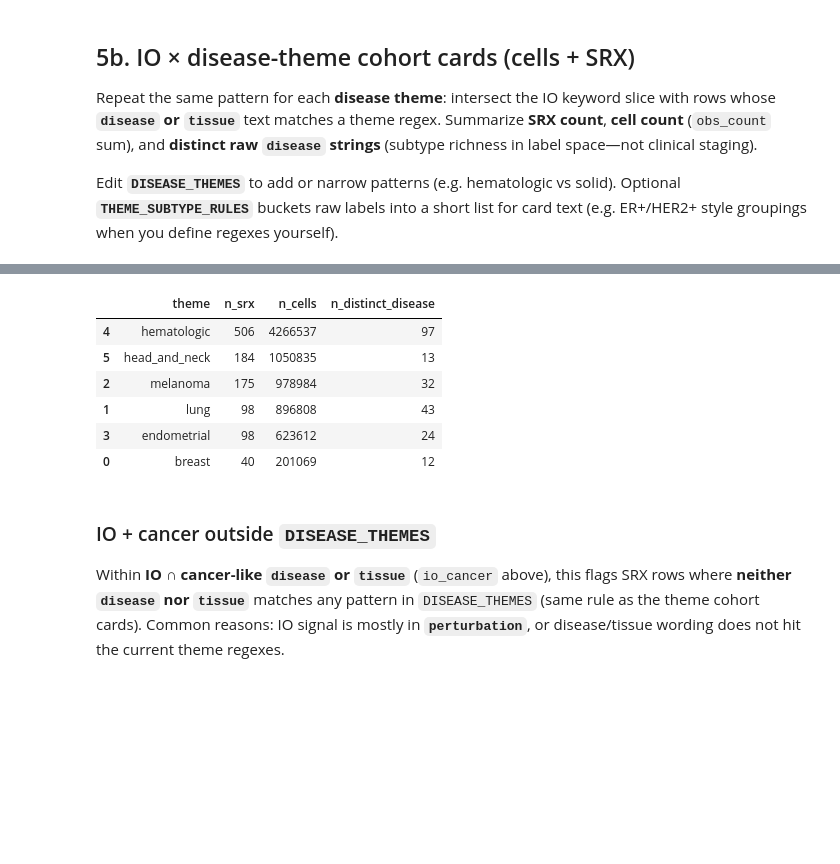
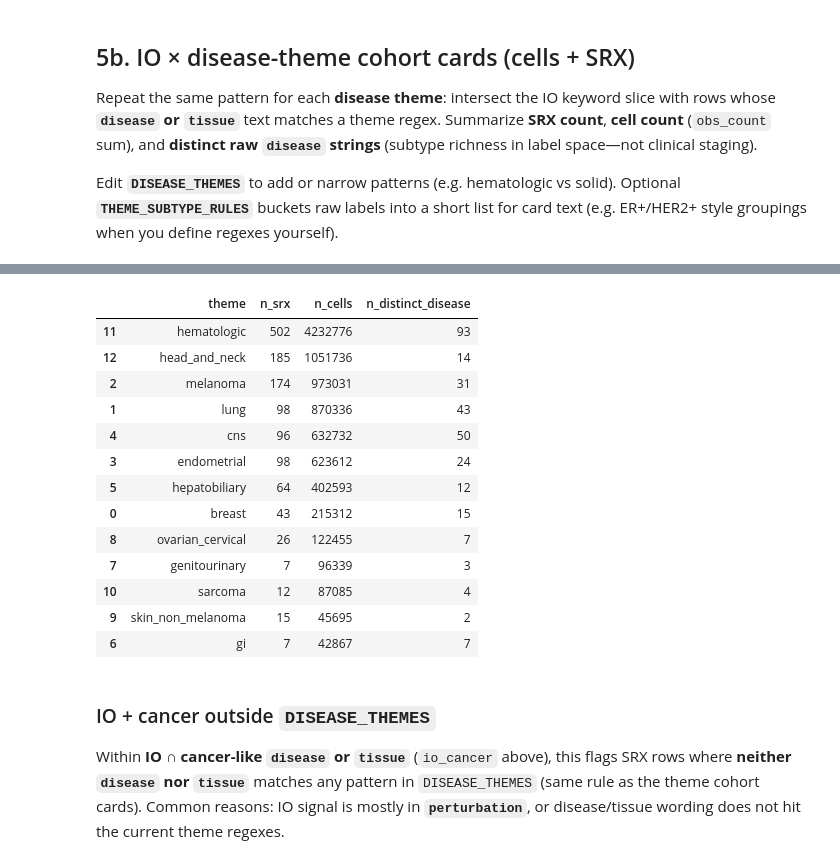
Before and after one commit to otodreas/scBaseCount_Pipeline, a Jupyter notebook: metadata_analysis/v1/scbasecount_homo_sapiens_metadata.ipynb, the cells around one changed output, grey strips where cells are left out. Cells and saved outputs as stored; diff of their text form; code cells hidden in the pictures; blank space fills up the shorter version.

Commit message:
update bibliography, move to v2 metadata analysis (lung only)

```diff
--- a/metadata_analysis/scbasecount_homo_sapiens_metadata.ipynb
+++ b/metadata_analysis/v1/scbasecount_homo_sapiens_metadata.ipynb
@@ -470,24 +505,87 @@ Edit **`DISEASE_THEMES`** to add or narrow patterns (e.g. hematologic vs solid).
 # %%
 DISEASE_THEMES: dict[str, re.Pattern[str]] = {
     "breast": re.compile(
-        r"breast|mammary|DCIS|ductal carcinoma|lobular|HER2|triple[- ]negative|ER\+|PR\+",
+        r"breast|mammary|DCIS|ductal carcinoma|invasive ductal|invasive lobular|lobular"
+        r"|HER2|triple[- ]negative|ER[+-]|PR[+-]"
+        r"|inflammatory breast|Paget.s disease"
+        r"|BRCA",
         re.I,
     ),
     "lung": re.compile(
-        r"\blung\b|pulmonary|NSCLC|SCLC|adenocarcinoma of the lung|mesothelioma|pleura",
+        r"\blung\b|pulmonary|NSCLC|SCLC|adenocarcinoma of the lung|mesothelioma|pleura"
+        r"|squamous cell carcinoma of the lung|large[- ]cell|bronch"
+        r"|EGFR|(?<!\w)ALK(?!\w)|ROS1"
+        r"|thymoma|thymic",
         re.I,
     ),
-    "melanoma": re.compile(r"melanoma", re.I),
+    "melanoma": re.compile(
+        r"melanoma|cutaneous melanoma|uveal melanoma|mucosal melanoma|\bBRAF\b",
+        re.I,
+    ),
     "endometrial": re.compile(
-        r"endometrial|endometrium|\buterine\b|uterus|corpus\s+uteri|endometrioid",
+        r"endometrial|endometrium|\buterine\b|uterus|corpus\s+uteri|endometrioid"
+        r"|\bserous carcinoma\b|\bclear[- ]cell\b",
+        re.I,
+    ),
+    "cns": re.compile(
+        r"glioblastoma|glioma|astrocytoma|oligodendroglioma|ependymoma|medulloblastoma"
+        r"|pineoblastoma|CNS lymphoma|primary CNS"
+        r"|\bCNS\b|intracranial|brain metastases|brain metastasis|brain tumor|brain tumour"
+        r"|spinal cord tumor|spinal cord tumour|cerebellar tumor|pituitary adenoma",
+        re.I,
+    ),
+    "hepatobiliary": re.compile(
+        r"hepatocellular|\bHCC\b|cholangiocarcinoma|cholangio|bile duct|biliary"
+        r"|gallbladder|intrahepatic|extrahepatic cholangio|liver cancer|hepatic cancer|primary liver",
+        re.I,
+    ),
+    "gi": re.compile(
+        r"colorectal|colon cancer|rectal cancer|rectal adenocarcinoma|\bCRC\b"
+        r"|gastric|stomach cancer|gastric adenocarcinoma"
+        r"|esophag|oesophag|pancreatic|pancreas cancer|pancreatic adenocarcinoma"
+        r"|small intestine|duodenal cancer|appendiceal|anal cancer|anal squamous",
+        re.I,
+    ),
+    "genitourinary": re.compile(
+        r"bladder|urothelial|transitional cell"
+        r"|renal cell|kidney cancer|\bRCC\b"
+        r"|prostate cancer|prostatic adenocarcinoma|prostate adenocarcinoma"
+        r"|ureter|urethral cancer|testicular|seminoma|embryonal carcinoma",
+        re.I,
+    ),
+    "ovarian_cervical": re.compile(
+        r"ovarian|ovary|fallopian|tubo-ovarian"
+        r"|cervical cancer|cervix cancer|cervical carcinoma|cervical squamous"
+        r"|vulvar|vulva|vaginal cancer|vaginal carcinoma"
+        r"|primary peritoneal|peritoneal serous",
+        re.I,
+    ),
+    "skin_non_melanoma": re.compile(
+        r"Merkel cell|basal cell carcinoma|cutaneous squamous"
+        r"|squamous cell carcinoma of the skin|non-melanoma skin",
+        re.I,
+    ),
+    "sarcoma": re.compile(
+        r"osteosarcoma|chondrosarcoma|ewing|ewing.s sarcoma|soft tissue sarcoma"
+        r"|rhabdomyosarcoma|synovial sarcoma|liposarcoma|leiomyosarcoma|angiosarcoma"
+        r"|undifferentiated sarcoma|\bsarcoma\b",
         re.I,
     ),
     "hematologic": re.compile(
-        r"leukemia|leukaemia|lymphoma|myeloma|myeloid|\bCML\b|\bAML\b|\bALL\b|\bCLL\b|DLBCL|multiple myeloma",
+        r"leukemia|leukaemia|lymphoma|myeloma|myeloid|\bCML\b|\bAML\b"
+        r"|\bCLL\b|DLBCL|multiple myeloma"
+        r"|lymphocytic|\bHodgkin\b|non[- ]Hodgkin"
+        r"|\bMDS\b|myelodysplastic|plasma cell"
+        r"|follicular lymphoma|mantle cell|Burkitt"
+        r"|T[- ]cell lymphoma|B[- ]cell lymphoma"
+        r"|\bblast\b",
         re.I,
     ),
     "head_and_neck": re.compile(
-        r"head and neck|HNSCC|oral cavity|oropharyn|laryngeal",
+        r"head and neck|HNSCC|oral cavity|oropharyn|nasopharyn|hypopharyn|laryngeal"
+        r"|thyroid|salivary gland|parotid"
+        r"|sinonasal|nasal cavity|\bsinus\b"
+        r"|glottis|supraglottic",
         re.I,
     ),
 }
@@ -603,10 +708,17 @@ IO∩theme overview 'breast': 40 SRX, 201,069 cells, 12 distinct disease strings
 |  | theme | n_srx | n_cells | n_distinct_disease |
-| 4 | hematologic | 506 | 4266537 | 97 |
-| 5 | head_and_neck | 184 | 1050835 | 13 |
-| 2 | melanoma | 175 | 978984 | 32 |
-| 1 | lung | 98 | 896808 | 43 |
+| 11 | hematologic | 502 | 4232776 | 93 |
+| 12 | head_and_neck | 185 | 1051736 | 14 |
+| 2 | melanoma | 174 | 973031 | 31 |
+| 1 | lung | 98 | 870336 | 43 |
+| 4 | cns | 96 | 632732 | 50 |
 | 3 | endometrial | 98 | 623612 | 24 |
-| 0 | breast | 40 | 201069 | 12 |
+| 5 | hepatobiliary | 64 | 402593 | 12 |
+| 0 | breast | 43 | 215312 | 15 |
+| 8 | ovarian_cervical | 26 | 122455 | 7 |
+| 7 | genitourinary | 7 | 96339 | 3 |
+| 10 | sarcoma | 12 | 87085 | 4 |
+| 9 | skin_non_melanoma | 15 | 45695 | 2 |
+| 6 | gi | 7 | 42867 | 7 |
 # %% [markdown]
 ### IO + cancer outside `DISEASE_THEMES`
 
```
Also changed, not shown: parts of 21 cells of this notebook, 4 other files.
